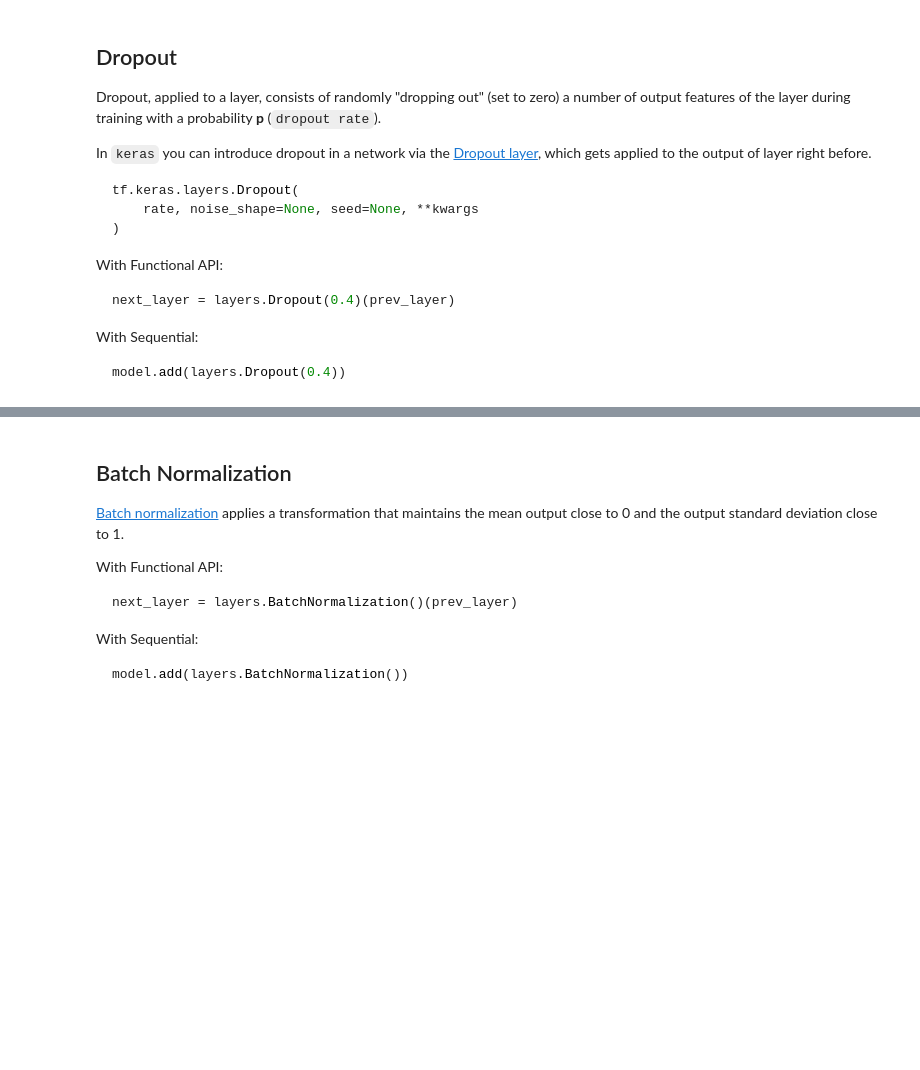
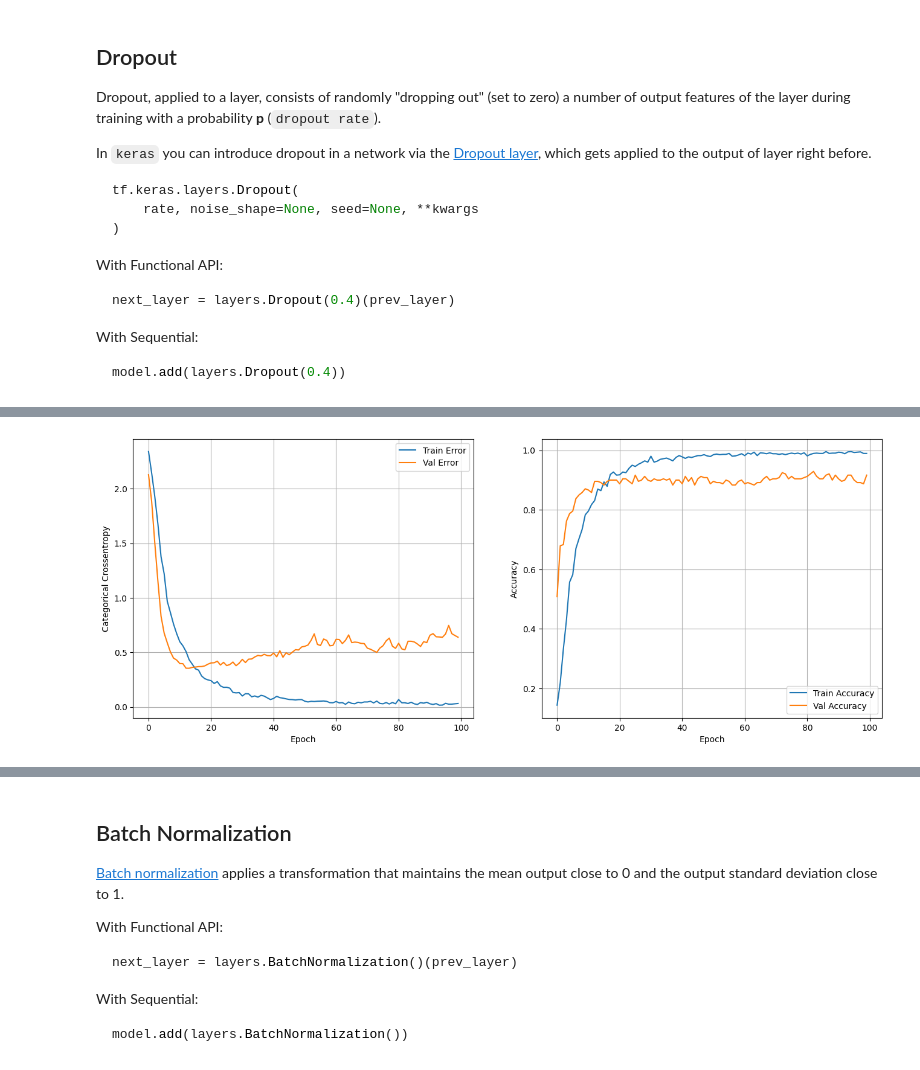
Before and after one commit to antoniotrapote/intro_deep_learning, a Jupyter notebook: class/Fundamentals/Prevent_Overfitting.ipynb, the cells around one changed output, grey strips where cells are left out. Cells and saved outputs as stored; diff of their text form; code cells hidden in the pictures; blank space fills up the shorter version.

```diff
--- a/class/Fundamentals/Prevent_Overfitting.ipynb
+++ b/class/Fundamentals/Prevent_Overfitting.ipynb
@@ -396,0 +639,24 @@ print('Test Accuracy: {}'.format(results[1]))
+# %%
+# Input
+inputs = tf.keras.Input(shape=(28, 28), name='input_layer')
+# Convert the 2D image to a vector
+flat = layers.Flatten()(inputs)
+
+
+# hidden layer 1
+l_1 = layers.Dense(256, activation='relu', name='layer_1')(flat)
+l_1 = layers.Dropout(0.5, name='dropout_l1')(l_1)
+# hidden layer 2
+l_2 = layers.Dense(128, activation='relu', name='layer_2')(l_1)
+l_2 = layers.Dropout(0.5, name='dropout_l2')(l_2)
+# hidden layer 3
+l_3 = layers.Dense(128, activation='relu', name='layer_3')(l_2)
+l_3 = layers.Dropout(0.5, name='dropout_l3')(l_3)
+
+# Outputs
+outputs = layers.Dense(num_classes, activation='softmax',
+                       name='output_layer')(l_3)
+
+
+model_dropout = keras.Model(
+    inputs=inputs, outputs=outputs, name='dont_overfit_model_dropout')
@@ -396,0 +687,18 @@ print('Test Accuracy: {}'.format(results[1]))
+# %%
+model_dropout.compile(optimizer='adam',
+                      loss='sparse_categorical_crossentropy',
+                      metrics=['accuracy'])
+# %%
+history_dropout = model_dropout.fit(
+    x,
+    y,
+    batch_size=64,
+    epochs=100,
+    validation_split=0.2,
+    shuffle=True,
+    verbose=0
+)
+# %%
+show_loss_accuracy_evolution(history_dropout)
+# %% [output]
+[figure, added]
```
Also changed, not shown: parts of 42 cells of this notebook.
